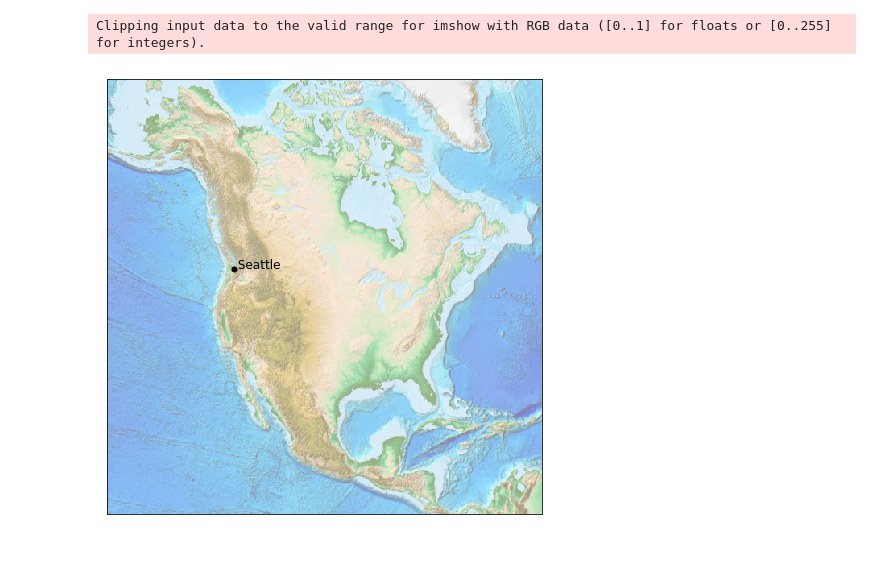
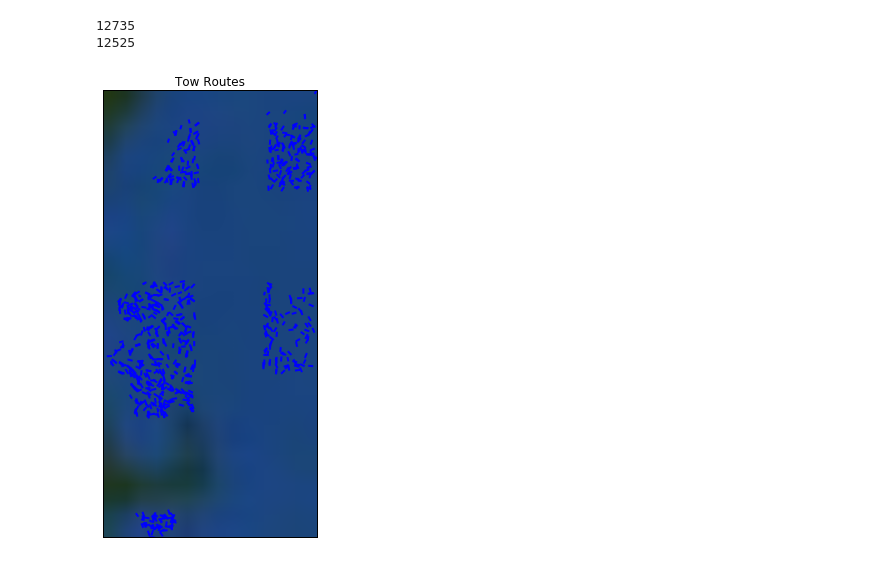
Before and after one commit to lukemckinstry/hack4sea, a Jupyter notebook: notebooks/tows.ipynb, the cells around one changed output. Cells and saved outputs as stored; diff of their text form; code cells hidden in the pictures.

Commit message:
tow routes

```diff
--- a/notebooks/tows.ipynb
+++ b/notebooks/tows.ipynb
@@ -14,0 +40,8 @@ Clipping input data to the valid range for imshow with RGB data ([0..1] for floa
+# %%
+tow_df['dist'] = ((tow_df['slon'] - tow_df['elon'])**2 + (tow_df['slat'] - tow_df['elat'])**2) ** 0.5
+(min(tow_df['dist']), max(tow_df['dist']), sum(tow_df['dist'])/len(tow_df['dist'])  )
+
+plt.hist(tow_df['dist'], 50, normed=1, facecolor='green', alpha=0.75)
+plt.title('Distribution of Tow Distances (meridians)')
+plt.savefig( '../data/raw/Tow_Distance_hist.png' )
+plt.show()
@@ -15,14 +50,41 @@ Clipping input data to the valid range for imshow with RGB data ([0..1] for floa
+# %%
+#drop erroneous long tows
+print( tow_df.size )
+tow_df = tow_df.loc[tow_df['dist'] < .1]
+print( tow_df.size )
+# %% [output]
+12735
+12525
+# %%
+def get_arc( row ):
+    return (
+        row['slon'], row['slat'], row['elon'], row['elat'] )
 # %%
 fig = plt.figure(figsize=(8, 8))
-m = Basemap(projection='lcc', resolution=None,
+m = Basemap(projection='cass', resolution='i', llcrnrlon=box[0], llcrnrlat=box[1],
+            urcrnrlon=box[2], urcrnrlat=box[3],
             width=8E6, height=8E6,
-            lat_0=45, lon_0=-100,)
-m.etopo(scale=0.5, alpha=0.5)
+            lat_0=43.260511, lon_0=-68.299058,)  #43.260511, -68.299058
+m.bluemarble()
+#m.drawcoastlines()
 
 # Map (long, lat) to (x, y) for plotting
-x, y = m(-122.3, 47.6)
-plt.plot(x, y, 'ok', markersize=5)
-plt.text(x, y, ' Seattle', fontsize=12);
+#plt.plot()
+
+for index, row in tow_df.iterrows():
+    try:
+        arc = get_arc(row)
+
+        m.drawgreatcircle(arc[0],arc[1],arc[2],arc[3],linewidth=2,color='b')
+    except:
+        pass
+
+#x, y = m(lons, lats)
+#plt.plot(x, y, 'ok', markersize=5)
+plt.title('Tow Routes')
+
+plt.savefig( '../data/raw/Tow_Routes_zoomin.png' )
+#plt.text(x, y, ' Seattle', fontsize=12);
+plt.show()
 # %% [output]
-Clipping input data to the valid range for imshow with RGB data ([0..1] for floats or [0..255] for integers).
-[figure, old version]
+[figure, new version]
```
Also changed, not shown: parts of 6 cells of this notebook.
